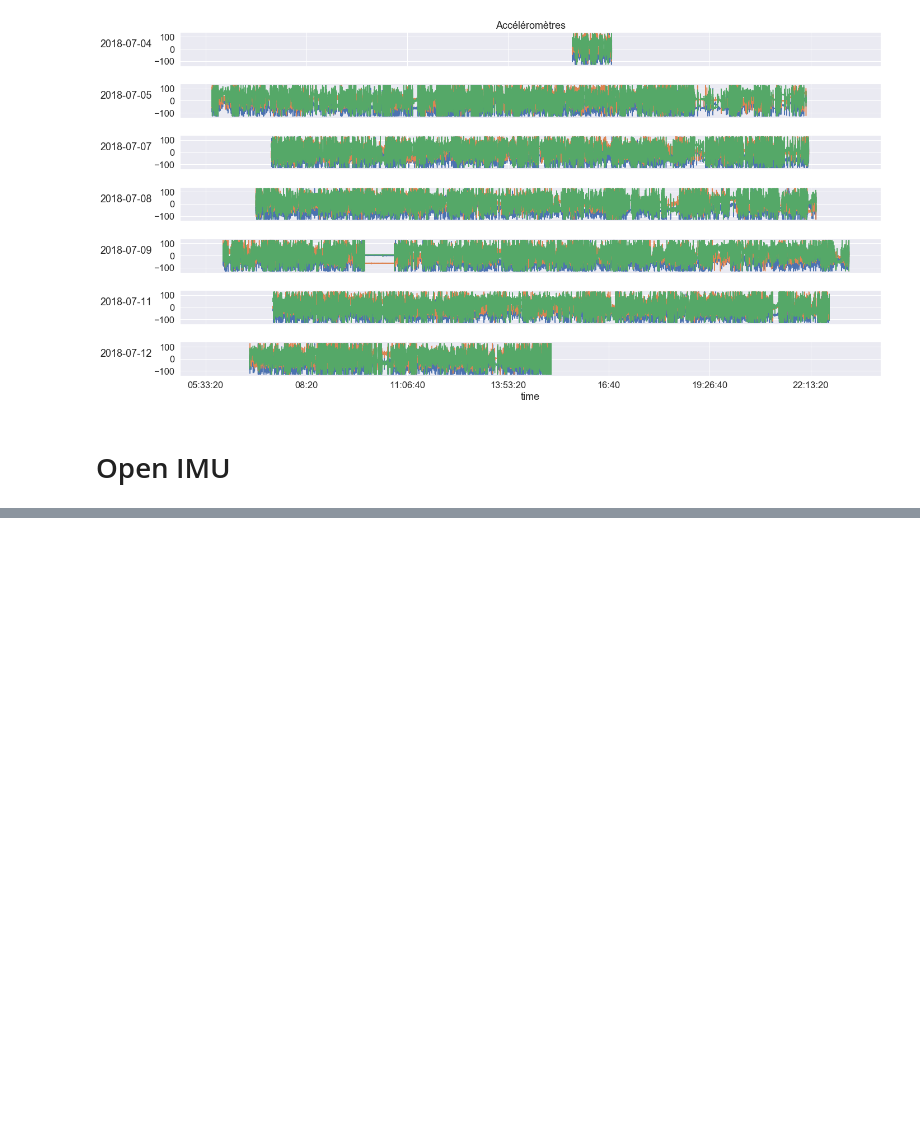
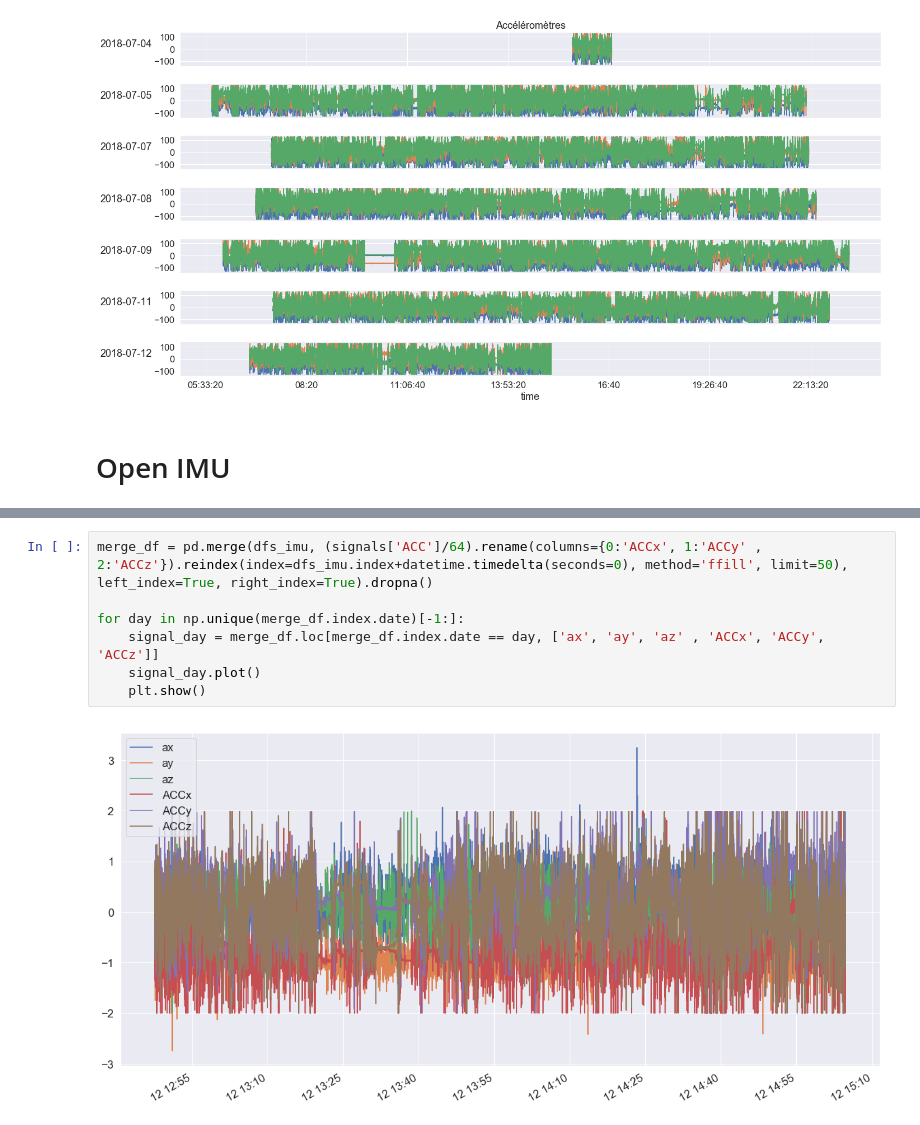
Before and after one commit to alexisfcote/SN-analyses, a Jupyter notebook: Analyses-SN1.ipynb, the cells around one changed output, grey strips where cells are left out. Drawn from its saved outputs; the diff is of its cells as text; blank space fills up the shorter version.

```diff
--- a/Analyses-SN1.ipynb
+++ b/Analyses-SN1.ipynb
@@ -427,0 +527,9 @@ for sig in ['acceléromètre', 'gyroscope', 'magnetomètre']:
+# %%
+merge_df = pd.merge(dfs_imu, (signals['ACC']/64).rename(columns={0:'ACCx', 1:'ACCy' , 2:'ACCz'}).reindex(index=dfs_imu.index+datetime.timedelta(seconds=0), method='ffill', limit=50), left_index=True, right_index=True).dropna()
+
+for day in np.unique(merge_df.index.date)[-1:]:
+    signal_day = merge_df.loc[merge_df.index.date == day, ['ax', 'ay', 'az' , 'ACCx', 'ACCy', 'ACCz']]
+    signal_day.plot()
+    plt.show()
+# %% [output]
+[figure, added]
```
Also changed, not shown: parts of 18 cells of this notebook, 1 other file.
